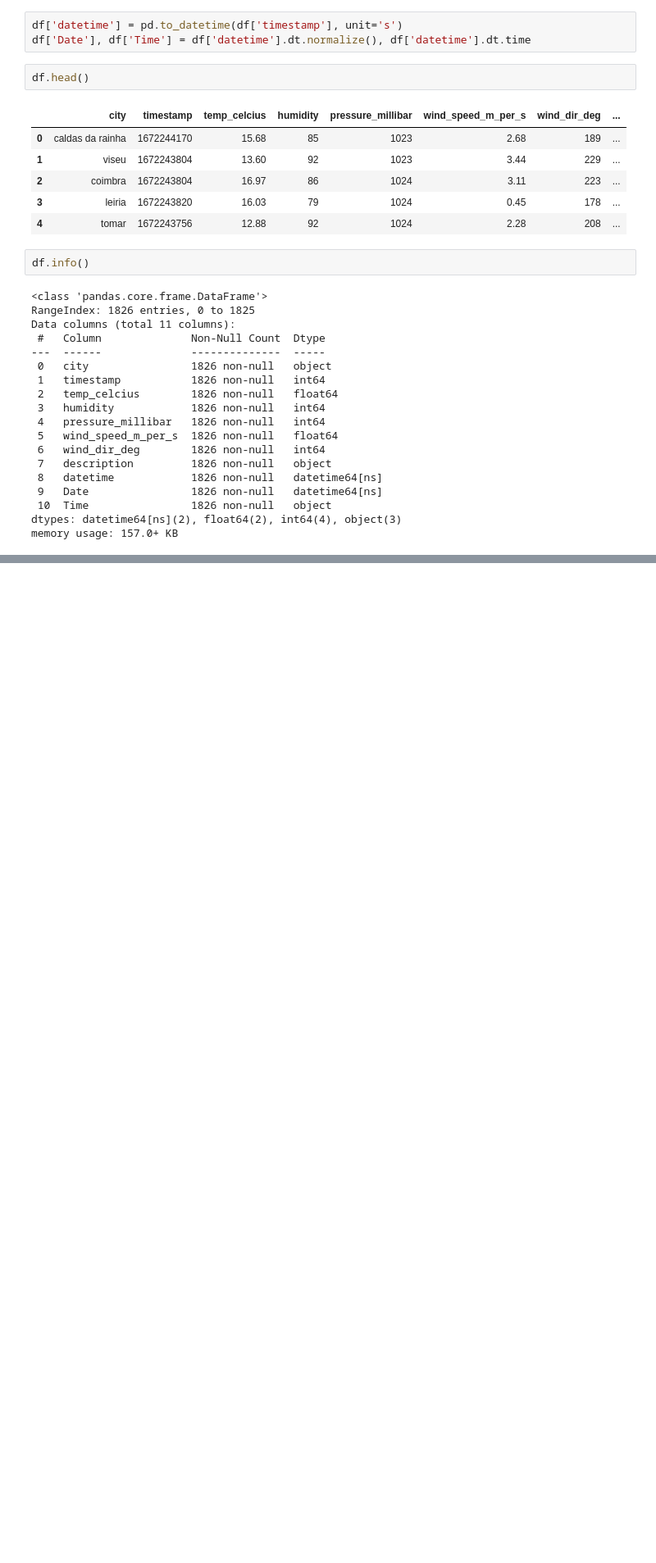
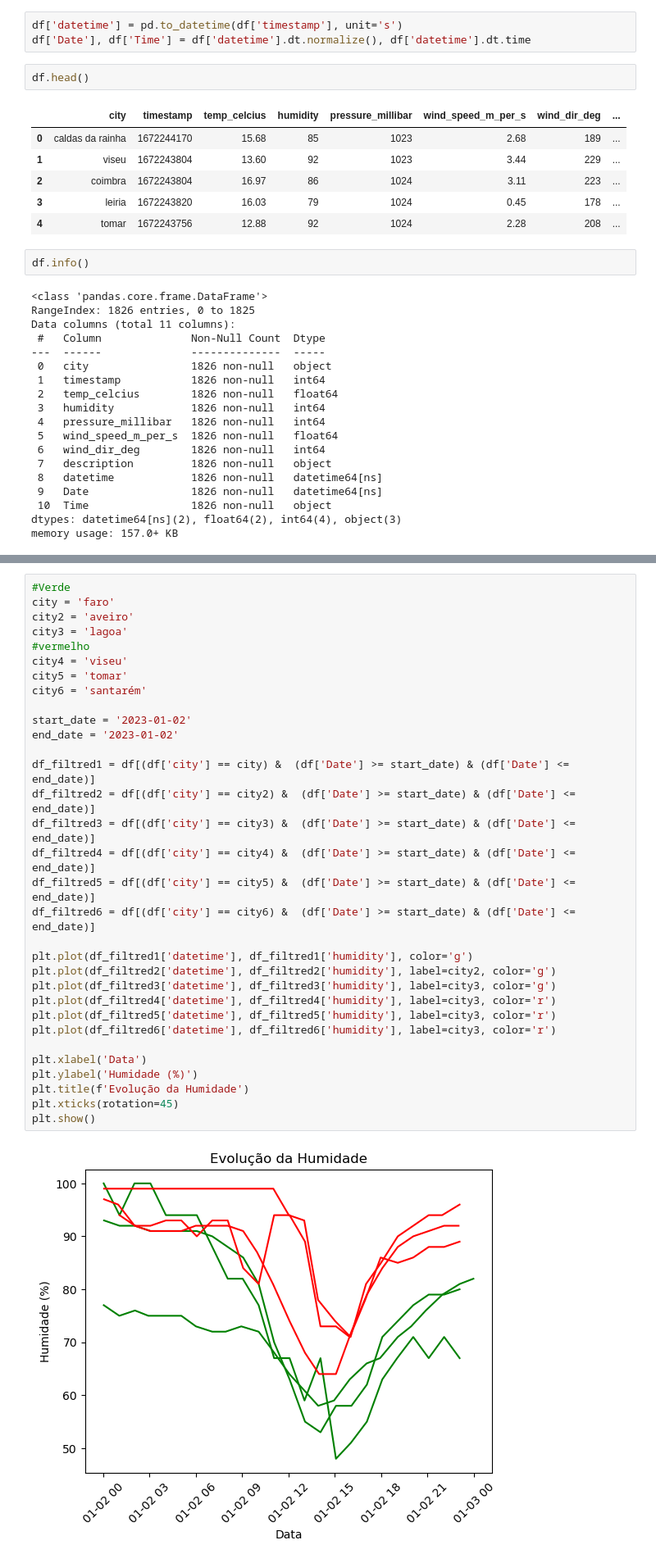
Before and after one commit to PaivaX/Big_data_IPT, a Jupyter notebook: project1.ipynb, the cells around one changed output, grey strips where cells are left out. Shown at 82% size. Cells and saved outputs as stored; diff of their text form; blank space fills up the shorter version.

```diff
--- a/project1.ipynb
+++ b/project1.ipynb
@@ -329,0 +391,34 @@ plt.show()
+# %%
+#Verde
+city = 'faro'
+city2 = 'aveiro'
+city3 = 'lagoa'
+#vermelho
+city4 = 'viseu'
+city5 = 'tomar'
+city6 = 'santarém'
+
+start_date = '2023-01-02'
+end_date = '2023-01-02'
+
+df_filtred1 = df[(df['city'] == city) &  (df['Date'] >= start_date) & (df['Date'] <= end_date)]
+df_filtred2 = df[(df['city'] == city2) &  (df['Date'] >= start_date) & (df['Date'] <= end_date)]
+df_filtred3 = df[(df['city'] == city3) &  (df['Date'] >= start_date) & (df['Date'] <= end_date)]
+df_filtred4 = df[(df['city'] == city4) &  (df['Date'] >= start_date) & (df['Date'] <= end_date)]
+df_filtred5 = df[(df['city'] == city5) &  (df['Date'] >= start_date) & (df['Date'] <= end_date)]
+df_filtred6 = df[(df['city'] == city6) &  (df['Date'] >= start_date) & (df['Date'] <= end_date)]
+
+plt.plot(df_filtred1['datetime'], df_filtred1['humidity'], color='g')
+plt.plot(df_filtred2['datetime'], df_filtred2['humidity'], label=city2, color='g')
+plt.plot(df_filtred3['datetime'], df_filtred3['humidity'], label=city3, color='g')
+plt.plot(df_filtred4['datetime'], df_filtred4['humidity'], label=city3, color='r')
+plt.plot(df_filtred5['datetime'], df_filtred5['humidity'], label=city3, color='r')
+plt.plot(df_filtred6['datetime'], df_filtred6['humidity'], label=city3, color='r')
+
+plt.xlabel('Data')
+plt.ylabel('Humidade (%)')
+plt.title(f'Evolução da Humidade')
+plt.xticks(rotation=45)
+plt.show()
+# %% [output]
+[figure, added]
```
Also changed, not shown: parts of 26 cells of this notebook.
